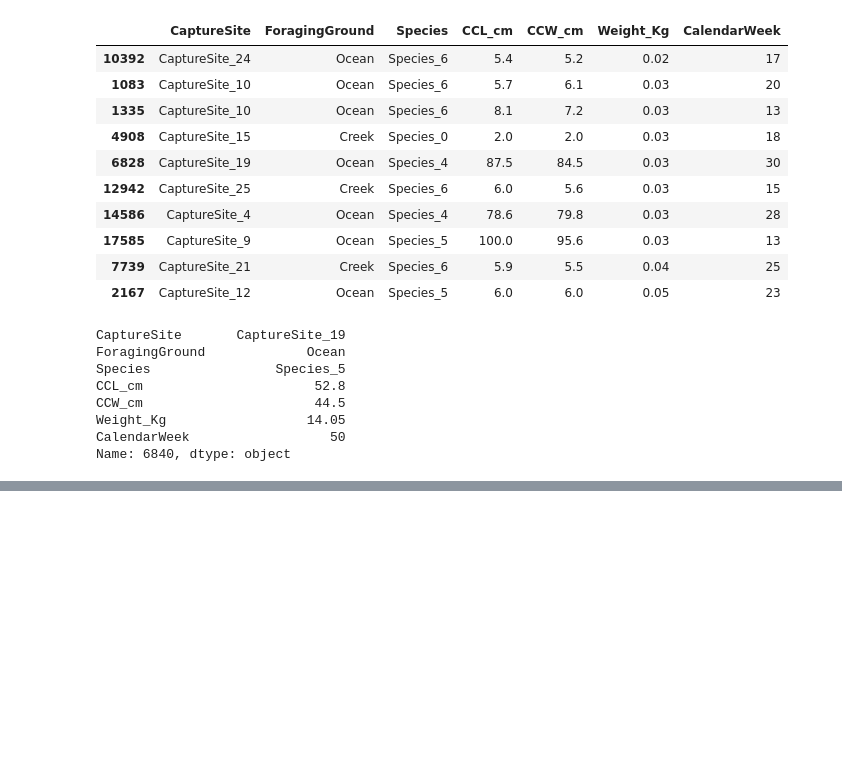
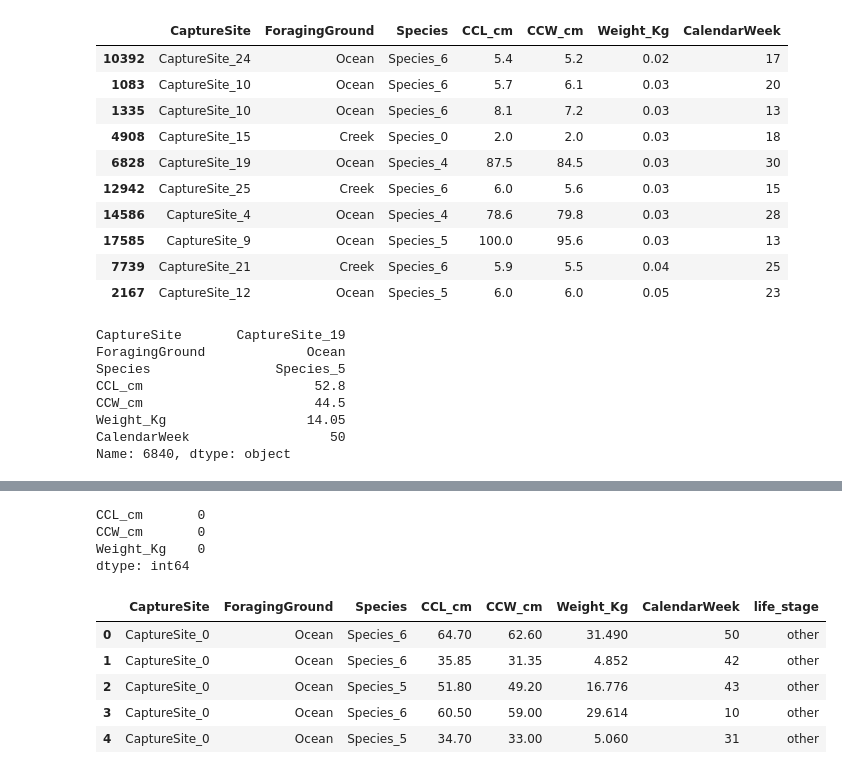
Before and after one commit to anakraskov/Turtles-ML-project, a Jupyter notebook: preprocessing_AK.ipynb, the cells around one changed output, grey strips where cells are left out. Saved outputs shown, nothing was run; the diff lists cells and outputs as text; code cells hidden in the pictures; blank space fills up the shorter version.

```diff
--- a/preprocessing_AK.ipynb
+++ b/preprocessing_AK.ipynb
@@ -223,0 +192,34 @@ df[['Weight_Kg','CCL_cm','CCW_cm']] = imputer.fit_transform(df[['Weight_Kg','CCL
+# %%
+cols = ['CCL_cm', 'CCW_cm', 'Weight_Kg']
+
+df_imputed_list = []
+
+for stage in ['hatchling', 'other']:
+    sub = df[df['life_stage'] == stage].copy()
+
+    # choose k
+    k = 3 if stage == 'hatchling' else 5
+
+    imputer = KNNImputer(n_neighbors=k)
+    sub[cols] = imputer.fit_transform(sub[cols])
+
+    df_imputed_list.append(sub)
+
+# put groups back together
+df = pd.concat(df_imputed_list).sort_index()
+# %%
+df[['CCL_cm', 'CCW_cm', 'Weight_Kg']].isna().sum()
+# %% [output]
+CCL_cm       0
+CCW_cm       0
+Weight_Kg    0
+dtype: int64
+# %%
+df.head()
+# %% [output]
+|  | CaptureSite | ForagingGround | Species | CCL_cm | CCW_cm | Weight_Kg | CalendarWeek | life_stage |
+| 0 | CaptureSite_0 | Ocean | Species_6 | 64.70 | 62.60 | 31.490 | 50 | other |
+| 1 | CaptureSite_0 | Ocean | Species_6 | 35.85 | 31.35 | 4.852 | 42 | other |
+| 2 | CaptureSite_0 | Ocean | Species_5 | 51.80 | 49.20 | 16.776 | 43 | other |
+| 3 | CaptureSite_0 | Ocean | Species_6 | 60.50 | 59.00 | 29.614 | 10 | other |
+| 4 | CaptureSite_0 | Ocean | Species_5 | 34.70 | 33.00 | 5.060 | 31 | other |
```
Also changed, not shown: parts of 16 cells of this notebook.
